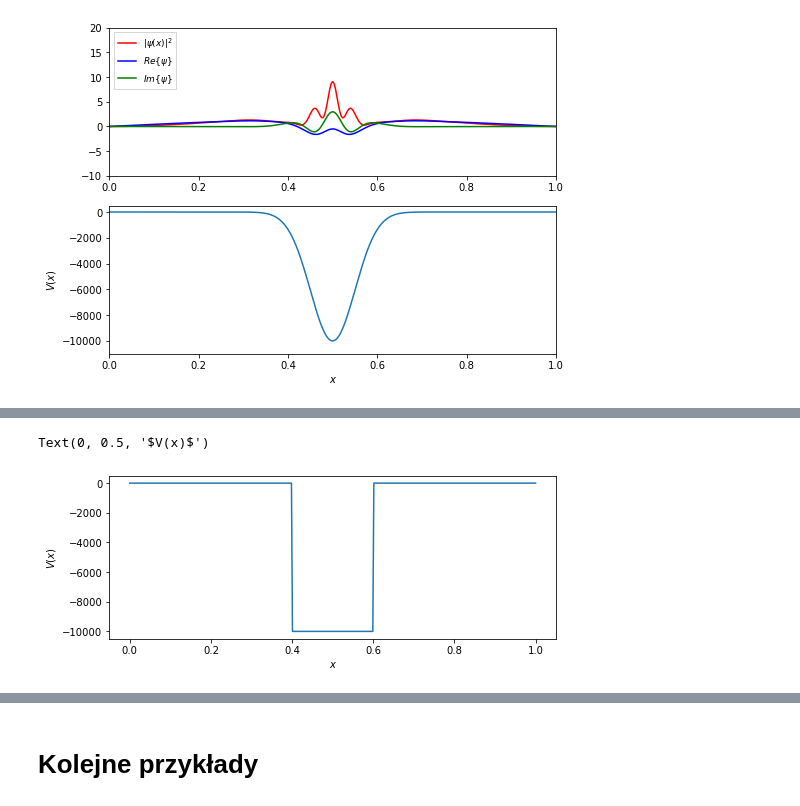
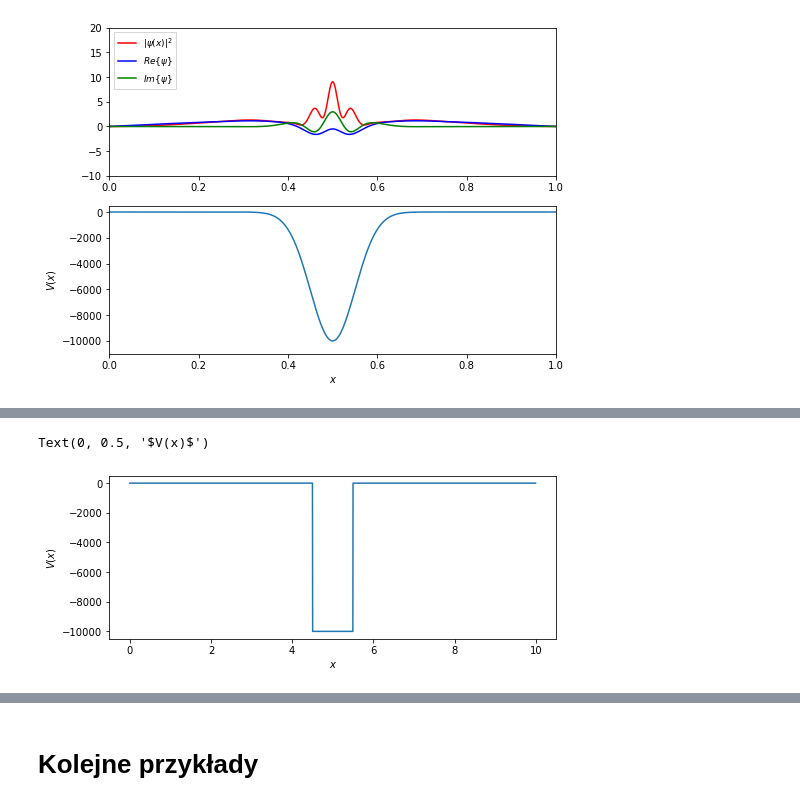
Before and after one commit to tyska1/Projekt_kwanty, a Jupyter notebook: marszalek_pasko.ipynb, the cells around one changed output, grey strips where cells are left out. Drawn from its saved outputs; the diff is of its cells as text; code cells hidden in the pictures.

```diff
--- a/marszalek_pasko.ipynb
+++ b/marszalek_pasko.ipynb
@@ -113,13 +255,13 @@ ani.save('potencjał_gaussowski_projekt.mp4', fps=15, extra_args=['-vcodec', 'li
 # %%
 V = np.zeros(x.shape)
 for i, _x in enumerate(x):
-    if _x > 0.4 and _x < 0.6:
+    if _x > 4.5 and _x < 5.5:
         V[i] = -10000
 
 plt.figure(figsize=(8,3))
 plt.plot(x,V)
 plt.xlabel('$x$')
 plt.ylabel('$V(x)$')
 # %% [output]
 Text(0, 0.5, '$V(x)$')
-[figure, old version]
+[figure, new version]
```
Also changed, not shown: parts of 37 cells of this notebook.
